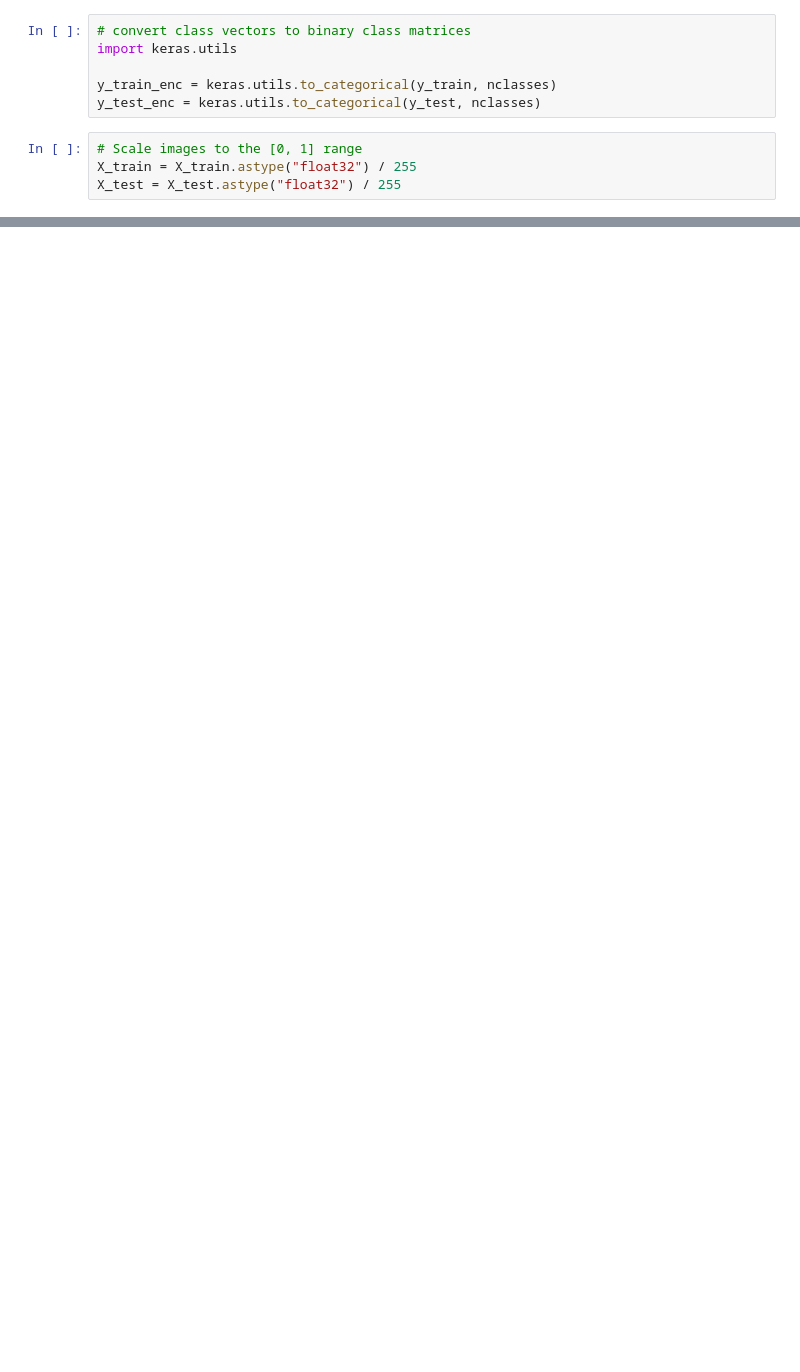
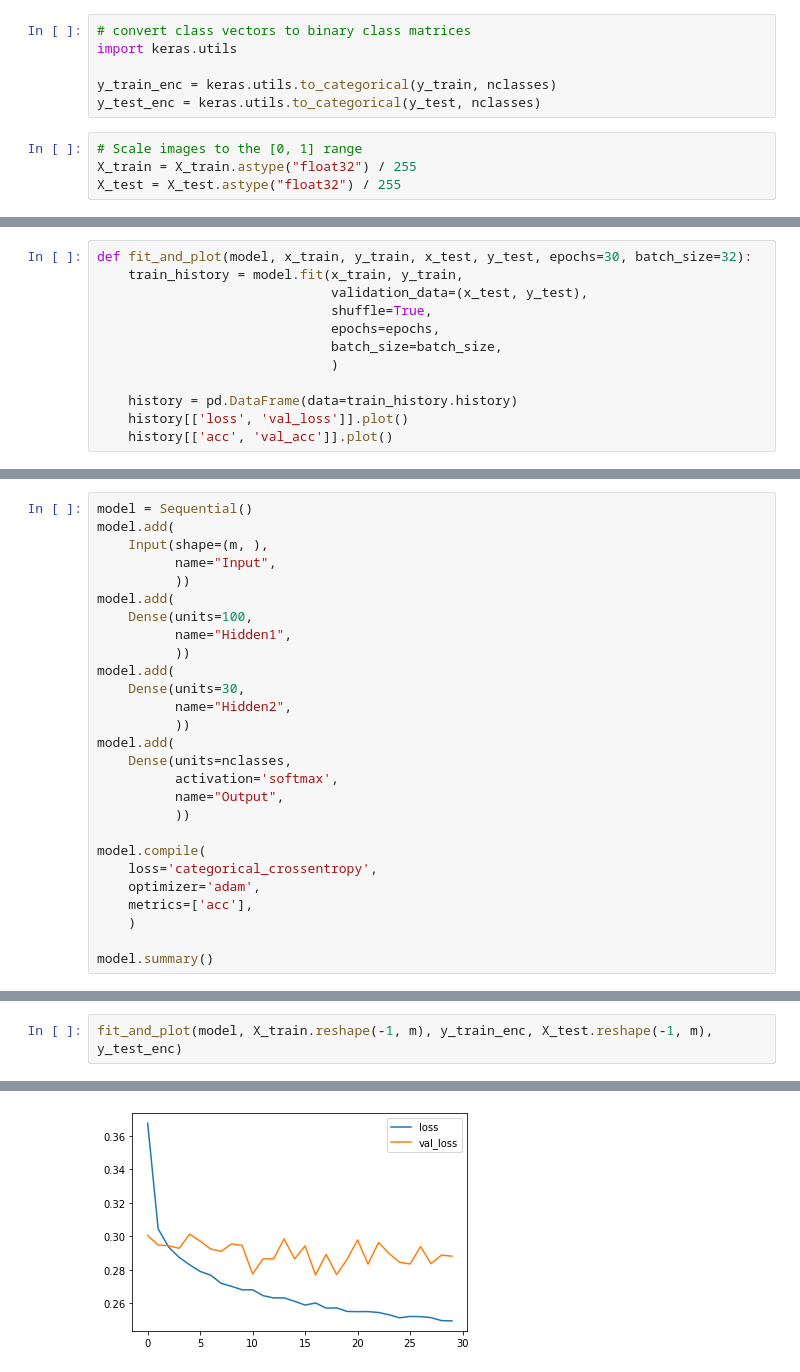
Before and after one commit to sdukshis/ml-intro, a Jupyter notebook: notebooks/Artificial Neural Networks.ipynb, the cells around one changed output, grey strips where cells are left out. Drawn from its saved outputs; the diff is of its cells as text; blank space fills up the shorter version.

```diff
--- a/notebooks/Artificial Neural Networks.ipynb
+++ b/notebooks/Artificial Neural Networks.ipynb
@@ -156,0 +202,12 @@ history[['acc', 'val_acc']].plot()
+# %%
+def fit_and_plot(model, x_train, y_train, x_test, y_test, epochs=30, batch_size=32):
+    train_history = model.fit(x_train, y_train,
+                              validation_data=(x_test, y_test),
+                              shuffle=True,
+                              epochs=epochs,
+                              batch_size=batch_size,
+                              )
+
+    history = pd.DataFrame(data=train_history.history)
+    history[['loss', 'val_loss']].plot()
+    history[['acc', 'val_acc']].plot()
@@ -156,0 +216,27 @@ history[['acc', 'val_acc']].plot()
+# %%
+model = Sequential()
+model.add(
+    Input(shape=(m, ),
+          name="Input",
+          ))
+model.add(
+    Dense(units=100,
+          name="Hidden1",
+          ))
+model.add(
+    Dense(units=30,
+          name="Hidden2",
+          ))
+model.add(
+    Dense(units=nclasses,
+          activation='softmax',
+          name="Output",
+          ))
+
+model.compile(
+    loss='categorical_crossentropy',
+    optimizer='adam',
+    metrics=['acc'],
+    )
+
+model.summary()
@@ -156,0 +258,3 @@ history[['acc', 'val_acc']].plot()
+# %%
+fit_and_plot(model, X_train.reshape(-1, m), y_train_enc, X_test.reshape(-1, m), y_test_enc)
+# %% [output]
@@ -156,0 +278 @@ history[['acc', 'val_acc']].plot()
+[figure, added]
```
Also changed, not shown: parts of 28 cells of this notebook.
